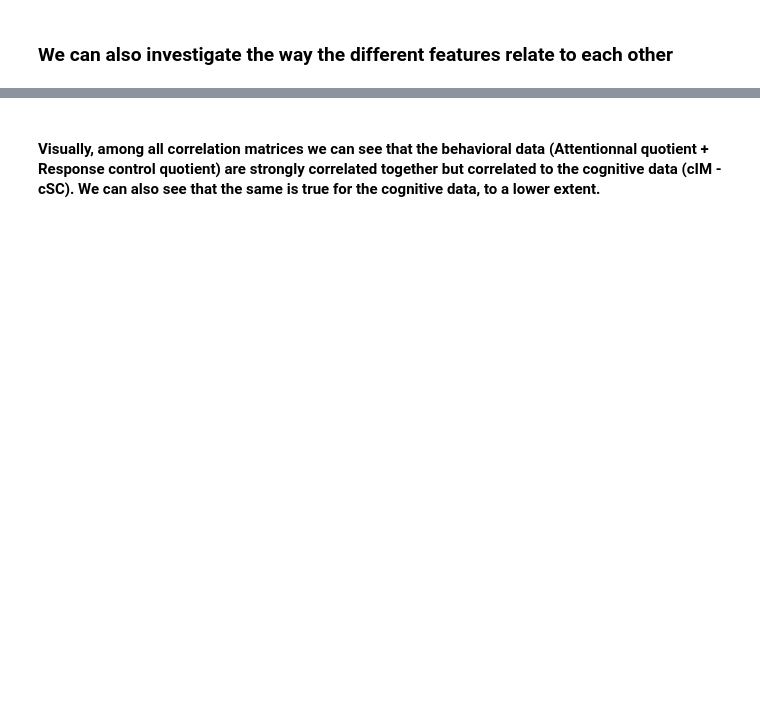
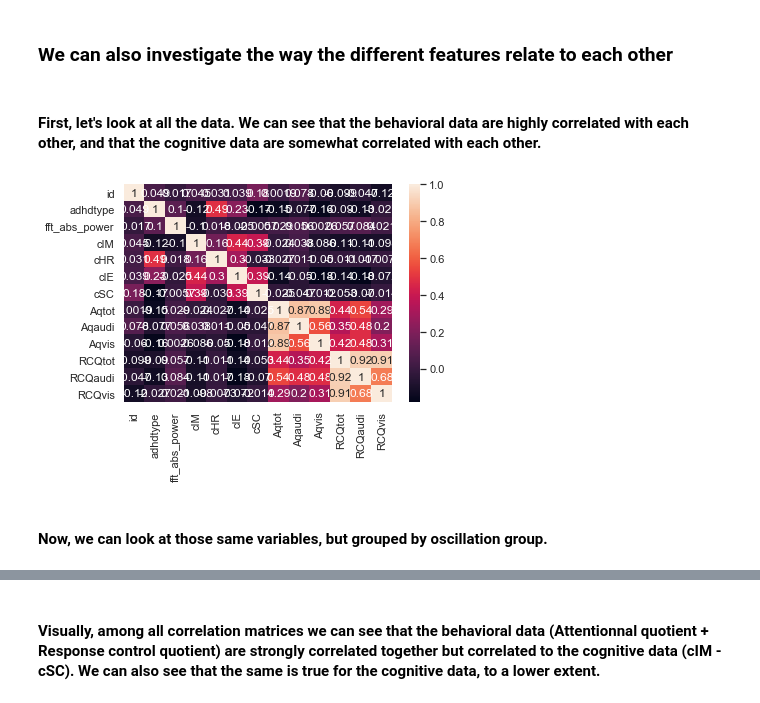
Before and after one commit to brainhack-school2020/ADHDsubtypes_project, a Jupyter notebook: Viz.ipynb, the cells around one changed output, grey strips where cells are left out. Drawn from its saved outputs; the diff is of its cells as text; code cells hidden in the pictures; blank space fills up the shorter version.

Commit message:
added a correlation matric, some regressions and some 3d interactive graphs of neuropsychological data. Still need to work on topoplots.

```diff
--- a/Viz.ipynb
+++ b/Viz.ipynb
@@ -367,5 +386,15 @@ plt.show()
 # %% [markdown]
 ### We can also investigate the way the different features relate to each other
+# %% [markdown]
+#### First, let's look at all the data. We can see that the behavioral data are highly correlated with each other, and that the cognitive data are somewhat correlated with each other.
+# %%
+corrMatrix = df_analysis.corr()
+sns.heatmap(corrMatrix, annot=True)
+plt.show()
+# %% [output]
+[figure, added]
+# %% [markdown]
+#### Now, we can look at those same variables, but grouped by oscillation group.
 # %%
 df_alpha = df_analysis.loc[df_analysis['brain_oscillation'] == 'Alpha']
 corrMatrix = df_alpha.corr()
```
Also changed, not shown: parts of 31 cells of this notebook.
